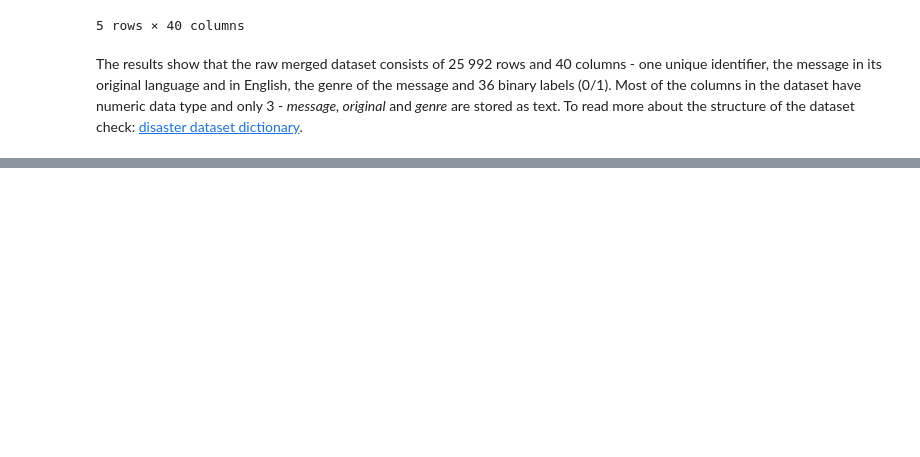
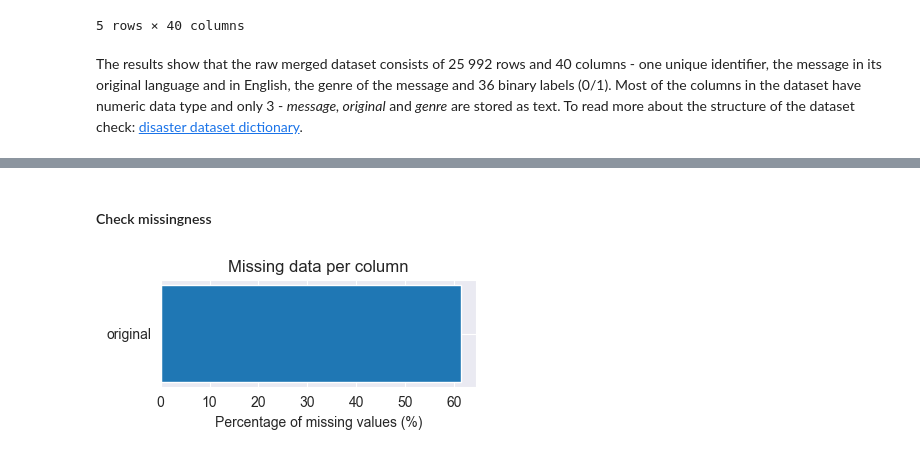
Before and after one commit to KaterinaSSlavova/Crisis-Help-Classification, a Jupyter notebook: Notebooks/02_data_provisioning.ipynb, the cells around one changed output, grey strips where cells are left out. Cells and saved outputs as stored; diff of their text form; code cells hidden in the pictures; blank space fills up the shorter version.

```diff
--- a/Notebooks/02_data_provisioning.ipynb
+++ b/Notebooks/02_data_provisioning.ipynb
@@ -264,0 +306,14 @@ The results show that the raw merged dataset consists of 25 992 rows and 40 colu
+# %% [markdown]
+#### Check missingness
+# %%
+missing_pct = disaster_df.isna().mean().mul(100).round(2)
+missing_pct_nonzero = missing_pct[missing_pct > 0]
+
+plt.figure(figsize=(4, 2))
+plt.barh(missing_pct_nonzero.index, missing_pct_nonzero.values)
+plt.xlabel("Percentage of missing values (%)")
+plt.title("Missing data per column")
+plt.tight_layout()
+plt.show()
+# %% [output]
+[figure, added]
```
Also changed, not shown: parts of 24 cells of this notebook, 1 other file.
